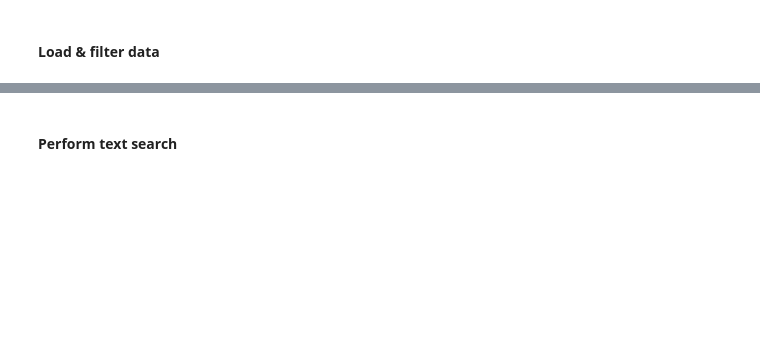
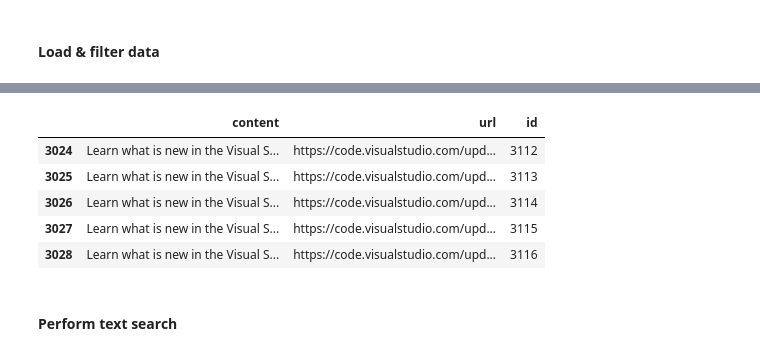
Before and after one commit to cwebster-99/social-assistant-rag, a Jupyter notebook: gh_model_exploration.ipynb, the cells around one changed output, grey strips where cells are left out. Cells and saved outputs as stored; diff of their text form; code cells hidden in the pictures; blank space fills up the shorter version.

Commit message:
data prep and export

```diff
--- a/gh_model_exploration.ipynb
+++ b/gh_model_exploration.ipynb
@@ -53,2 +125,20 @@ print("\n".join([topic + "\n" for topic in key_topics]))
+# %%
+"""
+Cell generated by Data Wrangler.
+"""
+def clean_data(df):
+    # Filter rows based on column: 'content'
+    df = df[(df['content'].str.contains("2023", regex=False, na=False)) | (df['content'].str.contains("2024", regex=False, na=False))]
+    return df
+
+df_clean = clean_data(df.copy())
+df_clean.head()
+# %% [output]
+|  | content | url | id |
+| 3024 | Learn what is new in the Visual S... | https://code.visualstudio.com/upd... | 3112 |
+| 3025 | Learn what is new in the Visual S... | https://code.visualstudio.com/upd... | 3113 |
+| 3026 | Learn what is new in the Visual S... | https://code.visualstudio.com/upd... | 3114 |
+| 3027 | Learn what is new in the Visual S... | https://code.visualstudio.com/upd... | 3115 |
+| 3028 | Learn what is new in the Visual S... | https://code.visualstudio.com/upd... | 3116 |
 # %% [markdown]
 #### Perform text search
```
Also changed, not shown: parts of 12 cells of this notebook, 2 other files.
